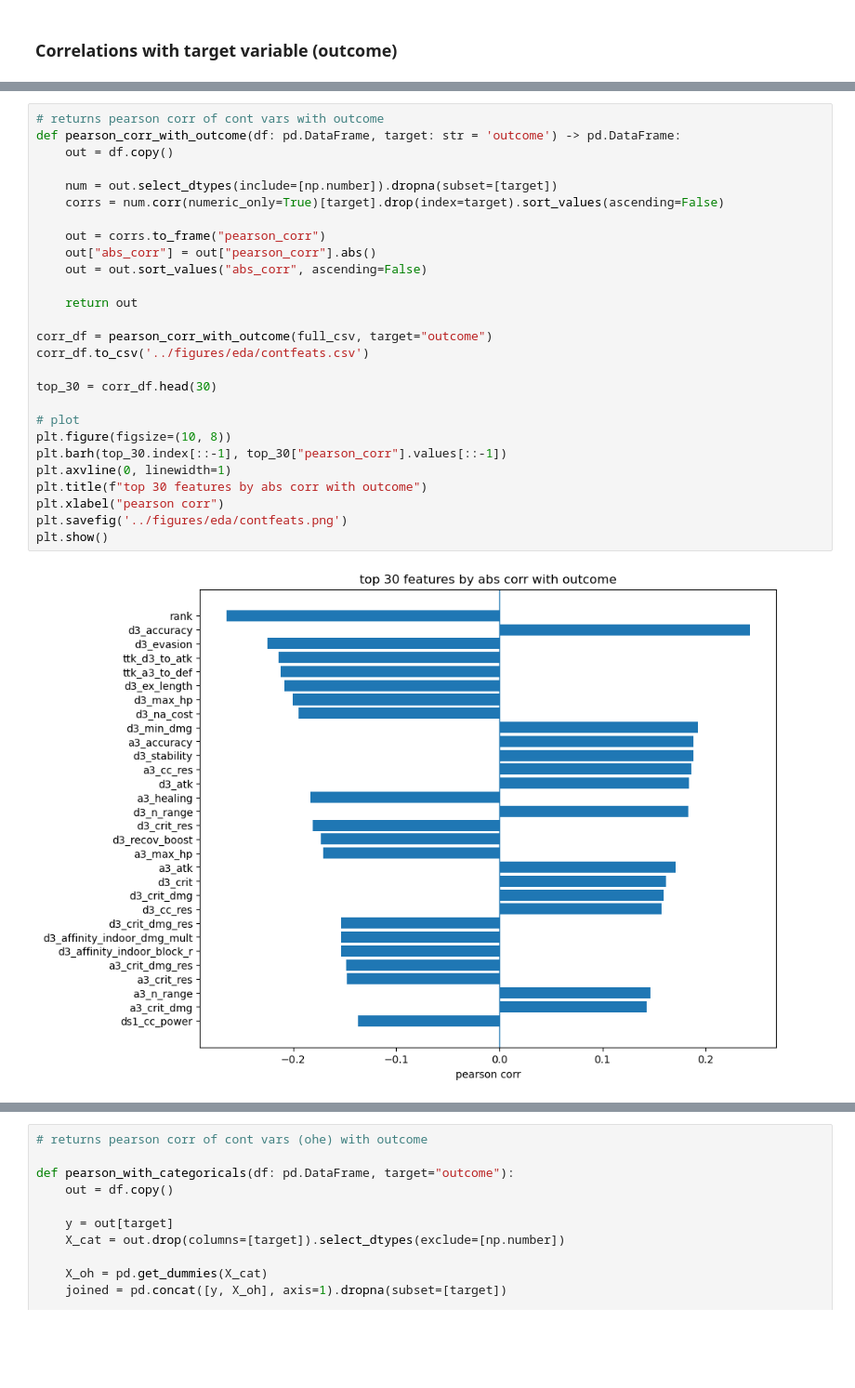
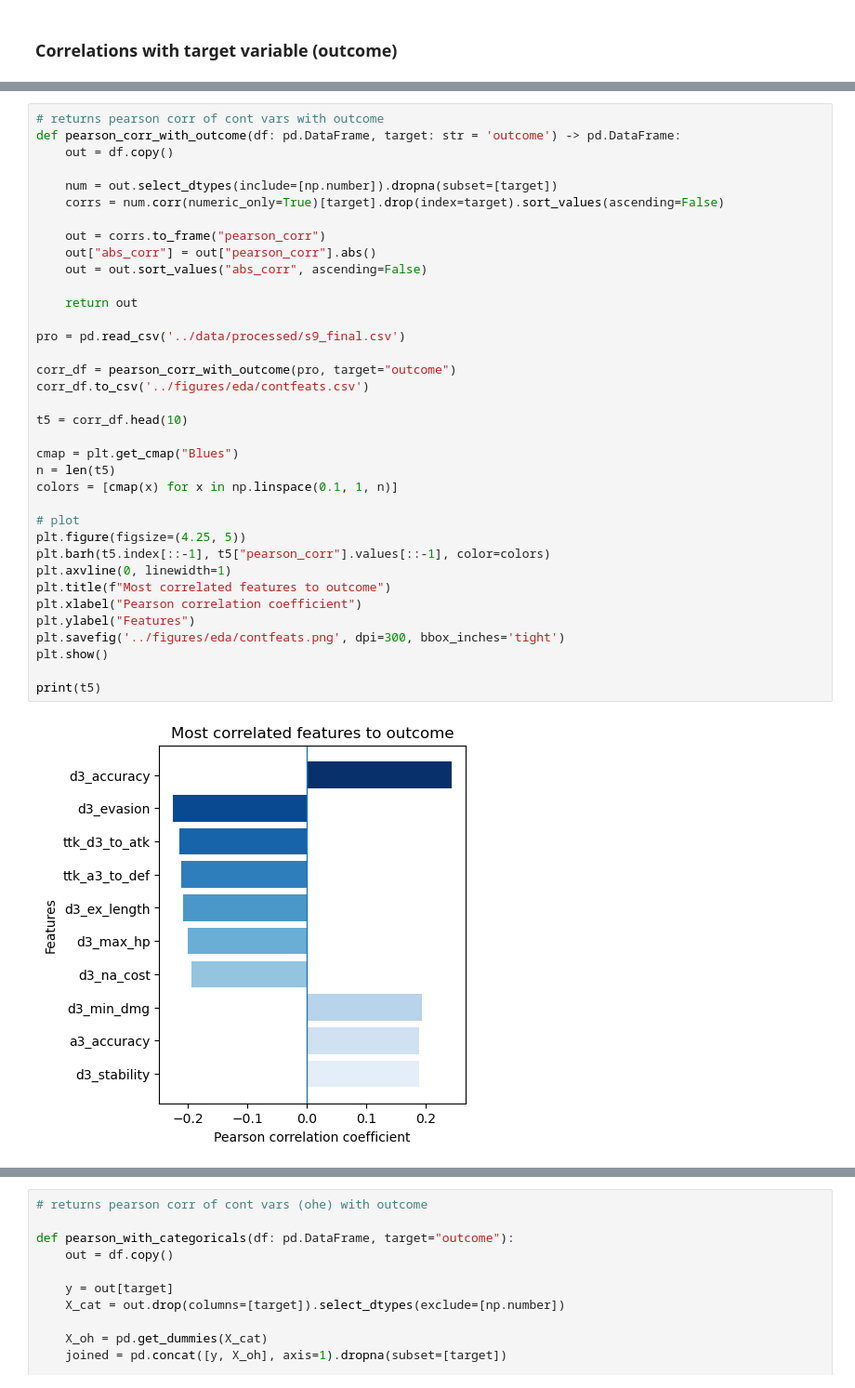
Before and after one commit to jeffreymu1/charalysis, a Jupyter notebook: src/eda.ipynb, the cells around one changed output, grey strips where cells are left out. Shown at 93% size. Saved outputs shown, nothing was run; the diff lists cells and outputs as text; blank space fills up the shorter version.

```diff
--- a/src/eda.ipynb
+++ b/src/eda.ipynb
@@ -60,29 +112,38 @@ plt.show()
 # %%
 # returns pearson corr of cont vars with outcome
 def pearson_corr_with_outcome(df: pd.DataFrame, target: str = 'outcome') -> pd.DataFrame:
     out = df.copy()
 
     num = out.select_dtypes(include=[np.number]).dropna(subset=[target])
     corrs = num.corr(numeric_only=True)[target].drop(index=target).sort_values(ascending=False)
 
     out = corrs.to_frame("pearson_corr")
     out["abs_corr"] = out["pearson_corr"].abs()
     out = out.sort_values("abs_corr", ascending=False)
 
     return out
 
-corr_df = pearson_corr_with_outcome(full_csv, target="outcome")
+pro = pd.read_csv('../data/processed/s9_final.csv')
+
+corr_df = pearson_corr_with_outcome(pro, target="outcome")
 corr_df.to_csv('../figures/eda/contfeats.csv')
 
-top_30 = corr_df.head(30)
+t5 = corr_df.head(10)
+
+cmap = plt.get_cmap("Blues")
+n = len(t5)
+colors = [cmap(x) for x in np.linspace(0.1, 1, n)]
 
 # plot
-plt.figure(figsize=(10, 8))
-plt.barh(top_30.index[::-1], top_30["pearson_corr"].values[::-1])
+plt.figure(figsize=(4.25, 5))
+plt.barh(t5.index[::-1], t5["pearson_corr"].values[::-1], color=colors)
 plt.axvline(0, linewidth=1)
-plt.title(f"top 30 features by abs corr with outcome")
-plt.xlabel("pearson corr")
-plt.savefig('../figures/eda/contfeats.png')
+plt.title(f"Most correlated features to outcome")
+plt.xlabel("Pearson correlation coefficient")
+plt.ylabel("Features")
+plt.savefig('../figures/eda/contfeats.png', dpi=300, bbox_inches='tight')
 plt.show()
+
+print(t5)
 # %% [output]
-[figure, old version]
+[figure, new version]
```
Also changed, not shown: parts of 14 cells of this notebook, 15 other files.
